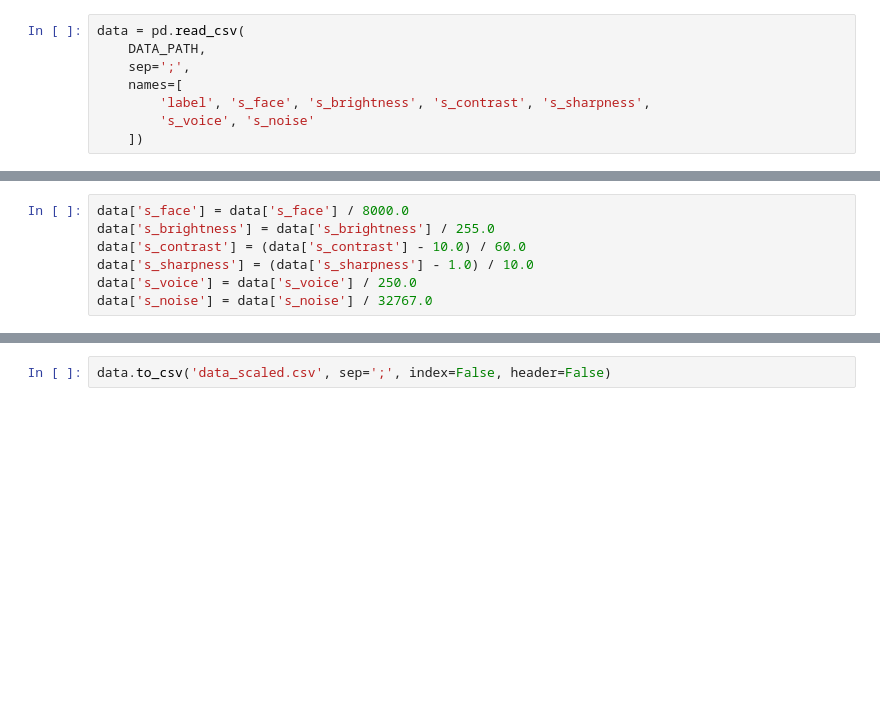
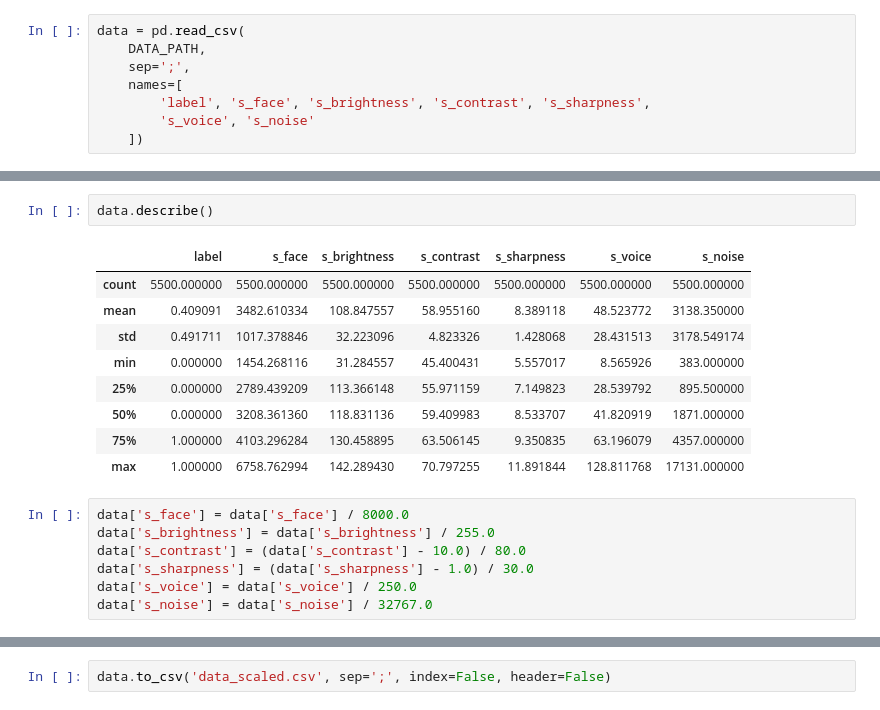
Before and after one commit to ndtho8205/MLP-thesis, a Jupyter notebook: compute_accuracy.ipynb, the cells around one changed output, grey strips where cells are left out. Drawn from its saved outputs; the diff is of its cells as text; blank space fills up the shorter version.

```diff
--- a/compute_accuracy.ipynb
+++ b/compute_accuracy.ipynb
@@ -37,8 +37,20 @@ data
+# %%
+data.describe()
+# %% [output]
+|  | label | s_face | s_brightness | s_contrast | s_sharpness | s_voice | s_noise |
+| count | 5500.000000 | 5500.000000 | 5500.000000 | 5500.000000 | 5500.000000 | 5500.000000 | 5500.000000 |
+| mean | 0.409091 | 3482.610334 | 108.847557 | 58.955160 | 8.389118 | 48.523772 | 3138.350000 |
+| std | 0.491711 | 1017.378846 | 32.223096 | 4.823326 | 1.428068 | 28.431513 | 3178.549174 |
+| min | 0.000000 | 1454.268116 | 31.284557 | 45.400431 | 5.557017 | 8.565926 | 383.000000 |
+| 25% | 0.000000 | 2789.439209 | 113.366148 | 55.971159 | 7.149823 | 28.539792 | 895.500000 |
+| 50% | 0.000000 | 3208.361360 | 118.831136 | 59.409983 | 8.533707 | 41.820919 | 1871.000000 |
+| 75% | 1.000000 | 4103.296284 | 130.458895 | 63.506145 | 9.350835 | 63.196079 | 4357.000000 |
+| max | 1.000000 | 6758.762994 | 142.289430 | 70.797255 | 11.891844 | 128.811768 | 17131.000000 |
 # %%
 data['s_face'] = data['s_face'] / 8000.0
 data['s_brightness'] = data['s_brightness'] / 255.0
-data['s_contrast'] = (data['s_contrast'] - 10.0) / 60.0
-data['s_sharpness'] = (data['s_sharpness'] - 1.0) / 10.0
+data['s_contrast'] = (data['s_contrast'] - 10.0) / 80.0
+data['s_sharpness'] = (data['s_sharpness'] - 1.0) / 30.0
 data['s_voice'] = data['s_voice'] / 250.0
 data['s_noise'] = data['s_noise'] / 32767.0
 # %%
```
Also changed, not shown: parts of 14 cells of this notebook, 34 other files.
